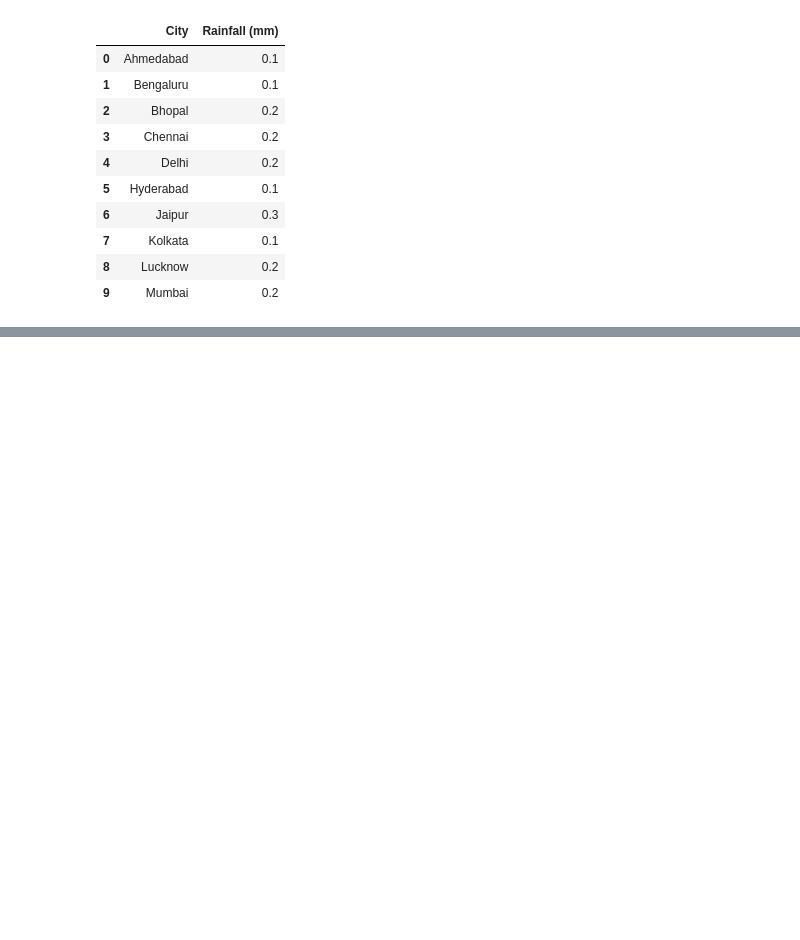
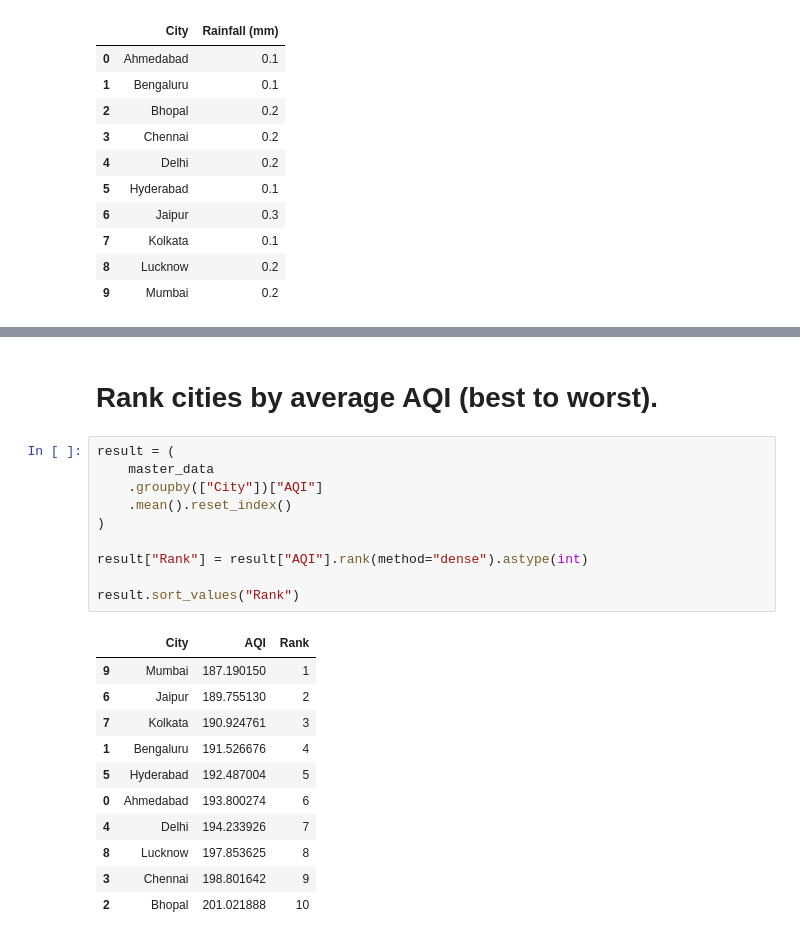
Before and after one commit to MuraliAirody/PyAi_Foundation, a Jupyter notebook: Practice/climate.ipynb, the cells around one changed output, grey strips where cells are left out. Cells and saved outputs as stored; diff of their text form; blank space fills up the shorter version.

Commit message:
highest avg humidity, rank cities by avg AQI

```diff
--- a/Practice/climate.ipynb
+++ b/Practice/climate.ipynb
@@ -374,0 +390,24 @@ master_data_grp.min().reset_index()
+# %% [markdown]
+# Rank cities by average AQI (best to worst).
+# %%
+result = (
+    master_data
+    .groupby(["City"])["AQI"]
+    .mean().reset_index()
+)
+
+result["Rank"] = result["AQI"].rank(method="dense").astype(int)
+
+result.sort_values("Rank")
+# %% [output]
+|  | City | AQI | Rank |
+| 9 | Mumbai | 187.190150 | 1 |
+| 6 | Jaipur | 189.755130 | 2 |
+| 7 | Kolkata | 190.924761 | 3 |
+| 1 | Bengaluru | 191.526676 | 4 |
+| 5 | Hyderabad | 192.487004 | 5 |
+| 0 | Ahmedabad | 193.800274 | 6 |
+| 4 | Delhi | 194.233926 | 7 |
+| 8 | Lucknow | 197.853625 | 8 |
+| 3 | Chennai | 198.801642 | 9 |
+| 2 | Bhopal | 201.021888 | 10 |
```
Also changed, not shown: parts of 2 cells of this notebook.
